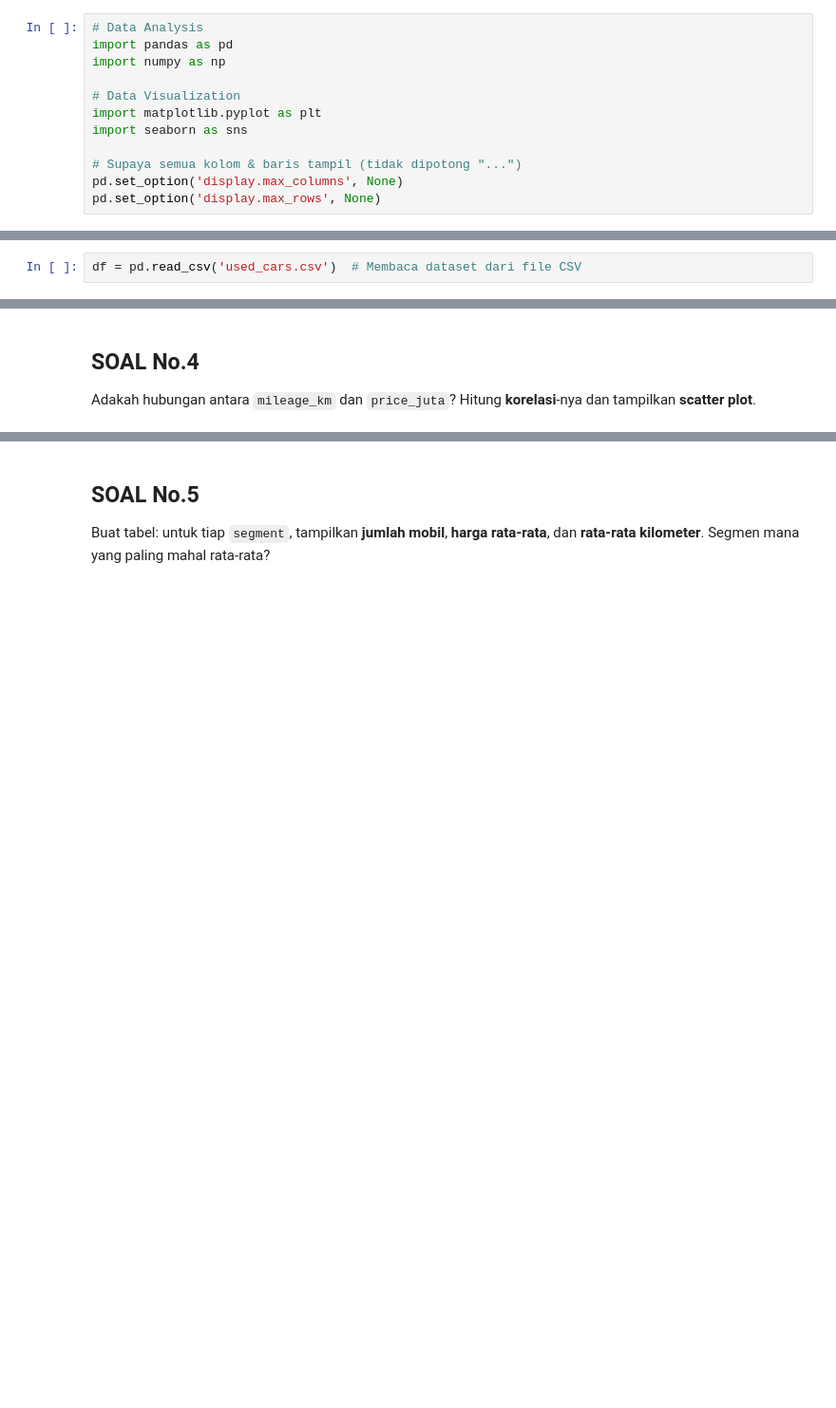
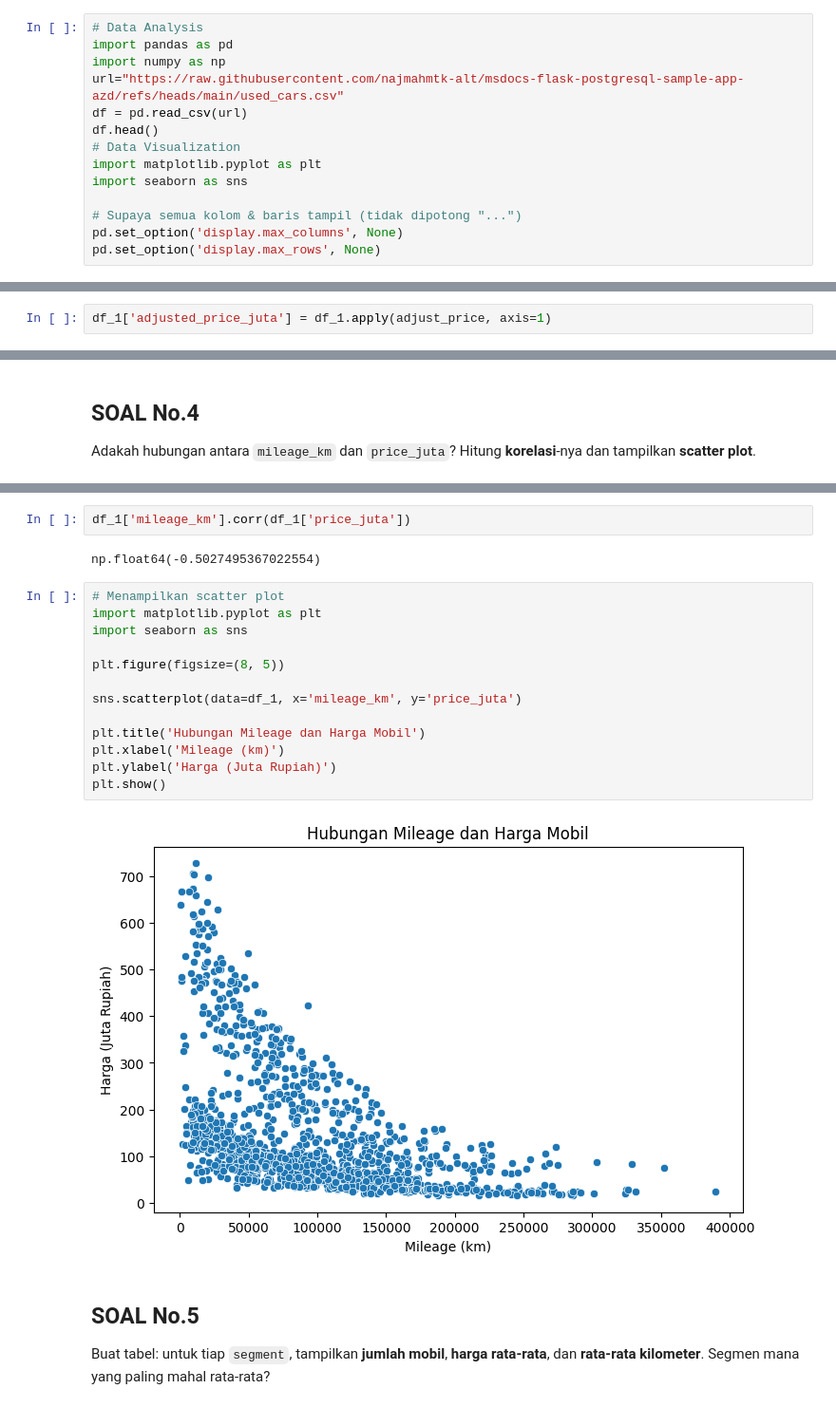
Before and after one commit to najmahmtk-alt/msdocs-flask-postgresql-sample-app-azd, a Jupyter notebook: [Sandbox]_Wrangler_Project_Used_Car_(1).ipynb, the cells around one changed output, grey strips where cells are left out. Shown at 95% size. Saved outputs shown, nothing was run; the diff lists cells and outputs as text; blank space fills up the shorter version.

```diff
--- a/[Sandbox]_Wrangler_Project_Used_Car_(1).ipynb
+++ b/[Sandbox]_Wrangler_Project_Used_Car_(1).ipynb
@@ -8,7 +8,9 @@
 # Data Analysis
 import pandas as pd
 import numpy as np
-
+url="https://raw.githubusercontent.com/najmahmtk-alt/msdocs-flask-postgresql-sample-app-azd/refs/heads/main/used_cars.csv"
+df = pd.read_csv(url)
+df.head()
 # Data Visualization
 import matplotlib.pyplot as plt
 import seaborn as sns
@@ -18,8 +20,6 @@ pd.set_option('display.max_columns', None)
 pd.set_option('display.max_rows', None)
 # %% [markdown]
 ## 0.1 Import Dataset
-# %%
-df = pd.read_csv('used_cars.csv')  # Membaca dataset dari file CSV
 # %%
 df.shape #Melihat jumlah baris dan kolom
 # %% [output]
@@ -483,5 +483,7 @@ def adjust_price(row):
         rate = inflation_rates.get(y, 0.0)
         value = value * (1 + rate)
     return round(value, 2)
+# %%
+df_1['adjusted_price_juta'] = df_1.apply(adjust_price, axis=1)
 # %%
 df_1[['brand','year','price_juta','adjusted_price_juta']].head()
@@ -512,3 +599,22 @@ dan tampilkan **scatter plot**.
+# %%
+df_1['mileage_km'].corr(df_1['price_juta'])
+# %% [output]
+np.float64(-0.5027495367022554)
+# %%
+# Menampilkan scatter plot
+import matplotlib.pyplot as plt
+import seaborn as sns
+
+plt.figure(figsize=(8, 5))
+
+sns.scatterplot(data=df_1, x='mileage_km', y='price_juta')
+
+plt.title('Hubungan Mileage dan Harga Mobil')
+plt.xlabel('Mileage (km)')
+plt.ylabel('Harga (Juta Rupiah)')
+plt.show()
+# %% [output]
+[figure, added]
 # %% [markdown]
 ## SOAL No.5
 Buat tabel: untuk tiap `segment`, tampilkan **jumlah mobil**, **harga rata-rata**,
```
Also changed, not shown: parts of 12 cells of this notebook.
